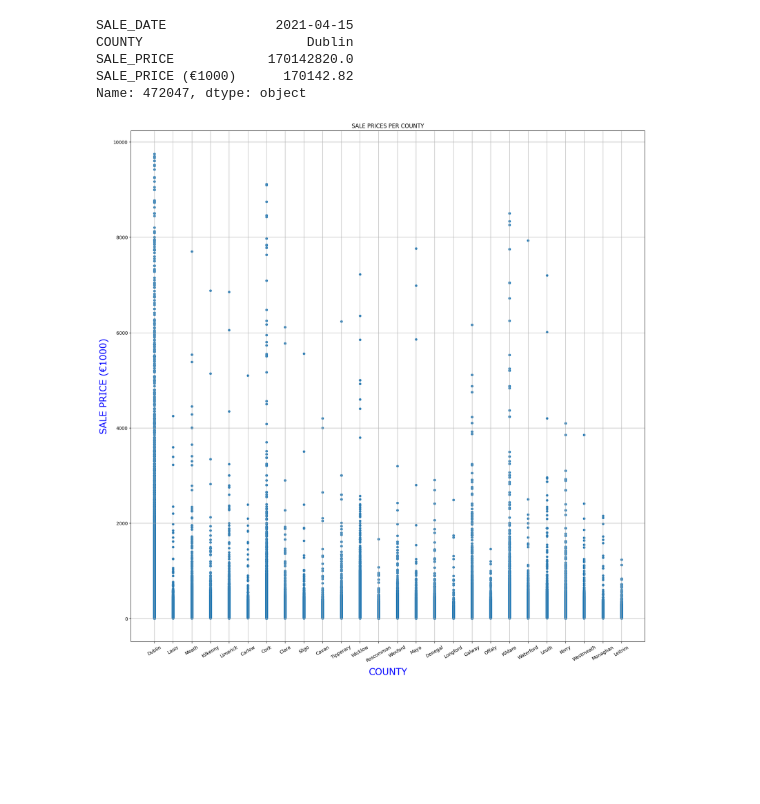
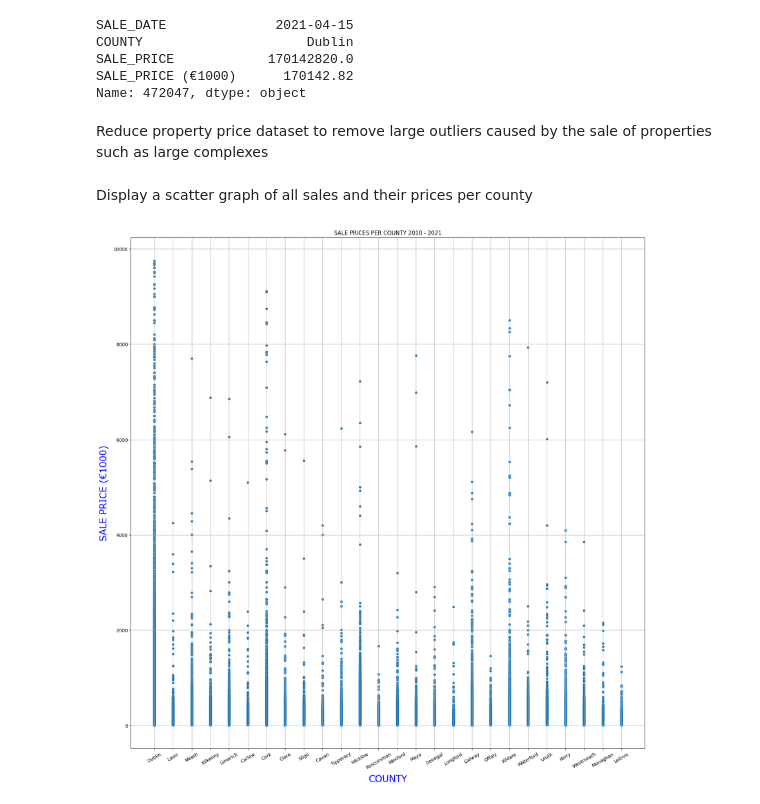
Before and after one commit to AdamL-DSG42/MachineLearningPortfolio, a Jupyter notebook: CrimeAffectOnPropertyPrice.ipynb, the cells around one changed output. Drawn from its saved outputs; the diff is of its cells as text; code cells hidden in the pictures; blank space fills up the shorter version.

```diff
--- a/CrimeAffectOnPropertyPrice.ipynb
+++ b/CrimeAffectOnPropertyPrice.ipynb
@@ -406,22 +434,26 @@ COUNTY                     Dublin
 SALE_PRICE            170142820.0
 SALE_PRICE (€1000)      170142.82
 Name: 472047, dtype: object
+# %% [markdown]
+Reduce property price dataset to remove large outliers caused by the sale of properties such as large complexes
 # %%
 altered_df = altered_df[altered_df["SALE_PRICE"] < 10000000]
+# %% [markdown]
+Display a scatter graph of all sales and their prices per county
 # %%
 import matplotlib.pyplot as plt
 
 fig, ax = plt.subplots(1, figsize = (20, 20))
 ax.grid()
 plt.xticks(rotation = 30)
 plt.scatter(altered_df["COUNTY"], altered_df["SALE_PRICE (€1000)"], s=20)
 font = {'family': 'Verdana',
         'color':  'blue',
         'size': 20,
         }
 plt.xlabel('COUNTY', fontdict=font, labelpad=10)
 plt.ylabel('SALE PRICE (€1000)', fontdict=font, labelpad=10)
-plt.title('SALE PRICES PER COUNTY')
+plt.title('SALE PRICES PER COUNTY 2010 - 2021')
 plt.show()
 # %% [output]
-[figure, old version]
+[figure, new version]
```
Also changed, not shown: parts of 18 cells of this notebook.
